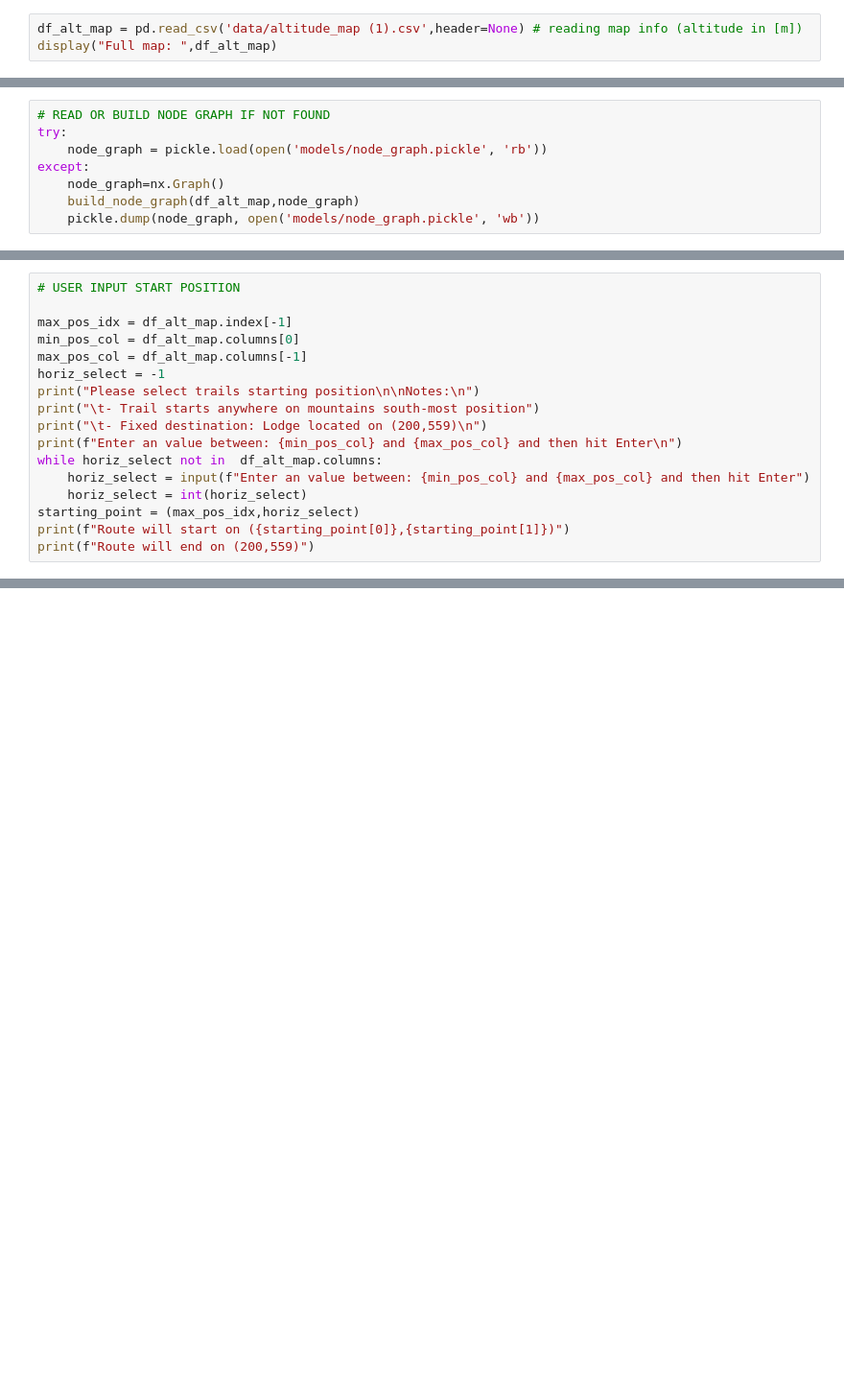
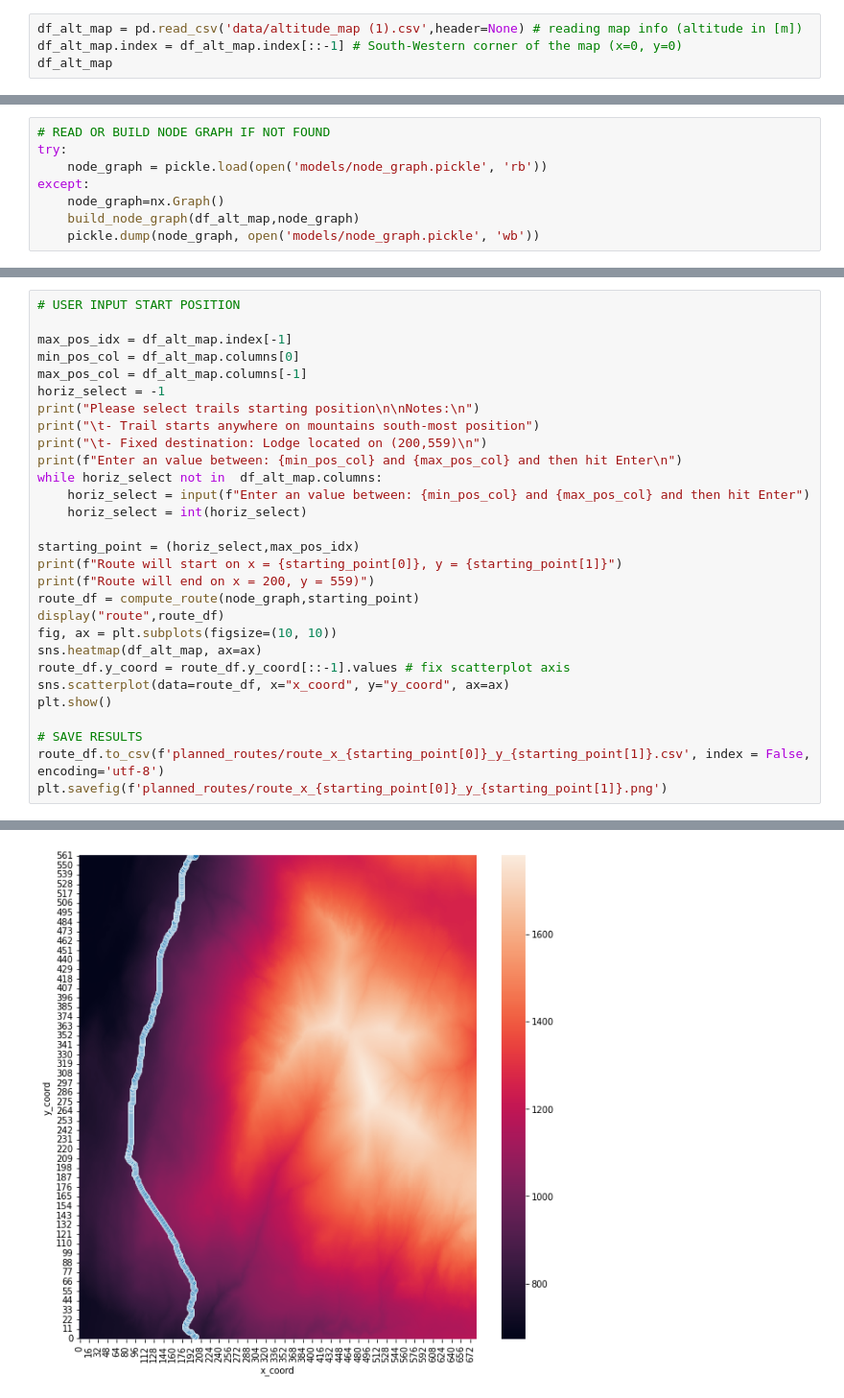
Before and after one commit to JorgeIvanJH/Isazi, a Jupyter notebook: test.ipynb, the cells around one changed output, grey strips where cells are left out. Shown: that part at 96% size. Drawn from its saved outputs; the diff is of its cells as text; blank space fills up the shorter version.

```diff
--- a/test.ipynb
+++ b/test.ipynb
@@ -183,5 +185,6 @@ Route from (4,2) to (0,0):
 ## Real Map Route Planning
 # %%
 df_alt_map = pd.read_csv('data/altitude_map (1).csv',header=None) # reading map info (altitude in [m])
-display("Full map: ",df_alt_map)
+df_alt_map.index = df_alt_map.index[::-1] # South-Western corner of the map (x=0, y=0)
+df_alt_map
 # %% [output]
@@ -221,9 +225,21 @@ print(f"Enter an value between: {min_pos_col} and {max_pos_col} and then hit Ent
 while horiz_select not in  df_alt_map.columns:
     horiz_select = input(f"Enter an value between: {min_pos_col} and {max_pos_col} and then hit Enter")
     horiz_select = int(horiz_select)
-starting_point = (max_pos_idx,horiz_select)
-print(f"Route will start on ({starting_point[0]},{starting_point[1]})")
-print(f"Route will end on (200,559)")
+
+starting_point = (horiz_select,max_pos_idx)
+print(f"Route will start on x = {starting_point[0]}, y = {starting_point[1]}")
+print(f"Route will end on x = 200, y = 559)")
+route_df = compute_route(node_graph,starting_point)
+display("route",route_df)
+fig, ax = plt.subplots(figsize=(10, 10))
+sns.heatmap(df_alt_map, ax=ax)
+route_df.y_coord = route_df.y_coord[::-1].values # fix scatterplot axis
+sns.scatterplot(data=route_df, x="x_coord", y="y_coord", ax=ax)
+plt.show()
+
+# SAVE RESULTS
+route_df.to_csv(f'planned_routes/route_x_{starting_point[0]}_y_{starting_point[1]}.csv', index = False, encoding='utf-8')
+plt.savefig(f'planned_routes/route_x_{starting_point[0]}_y_{starting_point[1]}.png')
 # %% [output]
 Please select trails starting position
 
@@ -238,0 +269 @@ Route will end on (200,559)
+[figure, added]
```
Also changed, not shown: parts of 7 cells of this notebook, 3 other files.
